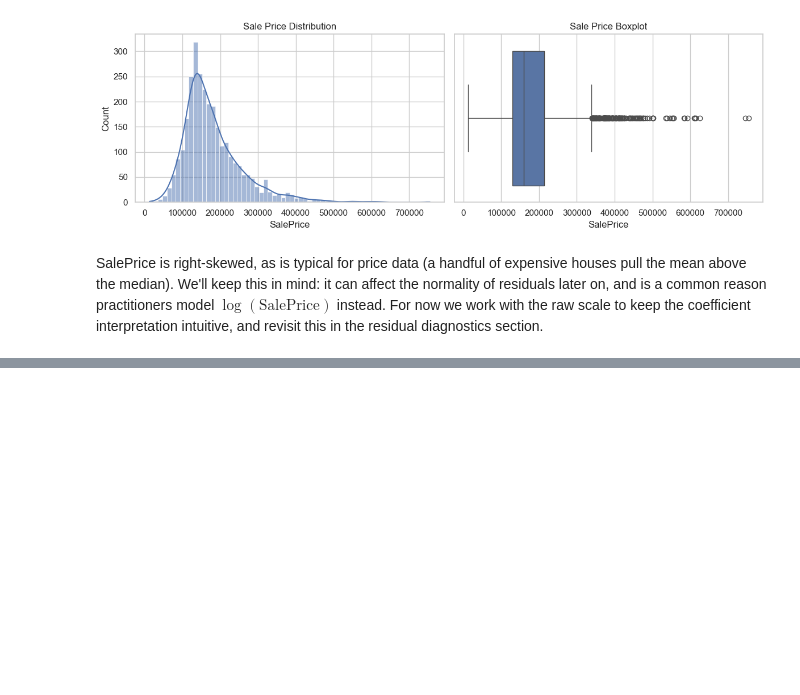
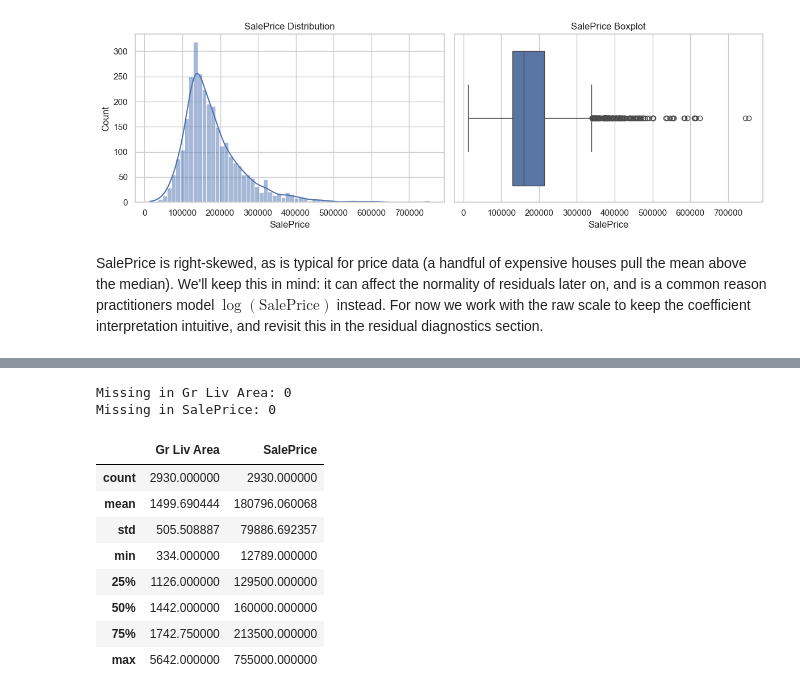
Before and after one commit to danielfdez-ds/ML-Notes-and-Projects, a Jupyter notebook: 01_Linear_Regression/01LinearRegression.ipynb, the cells around one changed output, grey strips where cells are left out. Cells and saved outputs as stored; diff of their text form; code cells hidden in the pictures; blank space fills up the shorter version.

```diff
--- a/01_Linear_Regression/01LinearRegression.ipynb
+++ b/01_Linear_Regression/01LinearRegression.ipynb
@@ -93,0 +147,18 @@ SalePrice is right-skewed, as is typical for price data (a handful of expensive
+# %%
+print("Missing in Gr Liv Area:", df["Gr Liv Area"].isna().sum())
+print("Missing in SalePrice:", df["SalePrice"].isna().sum())
+
+simple_df = df[["Gr Liv Area", "SalePrice"]].dropna().reset_index(drop=True)
+simple_df.describe()
+# %% [output]
+Missing in Gr Liv Area: 0
+Missing in SalePrice: 0
+|  | Gr Liv Area | SalePrice |
+| count | 2930.000000 | 2930.000000 |
+| mean | 1499.690444 | 180796.060068 |
+| std | 505.508887 | 79886.692357 |
+| min | 334.000000 | 12789.000000 |
+| 25% | 1126.000000 | 129500.000000 |
+| 50% | 1442.000000 | 160000.000000 |
+| 75% | 1742.750000 | 213500.000000 |
+| max | 5642.000000 | 755000.000000 |
```
Also changed, not shown: parts of 11 cells of this notebook.
